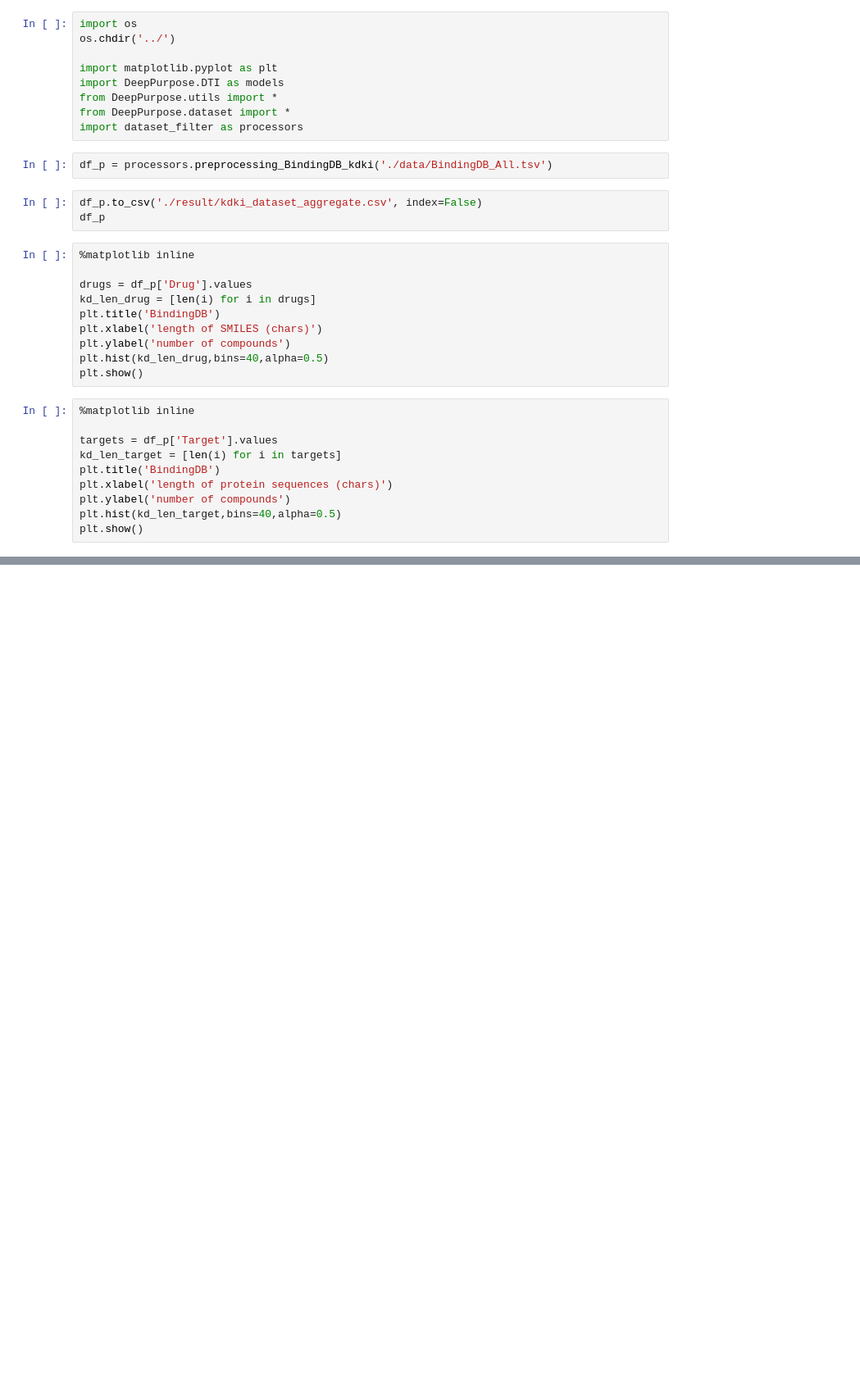
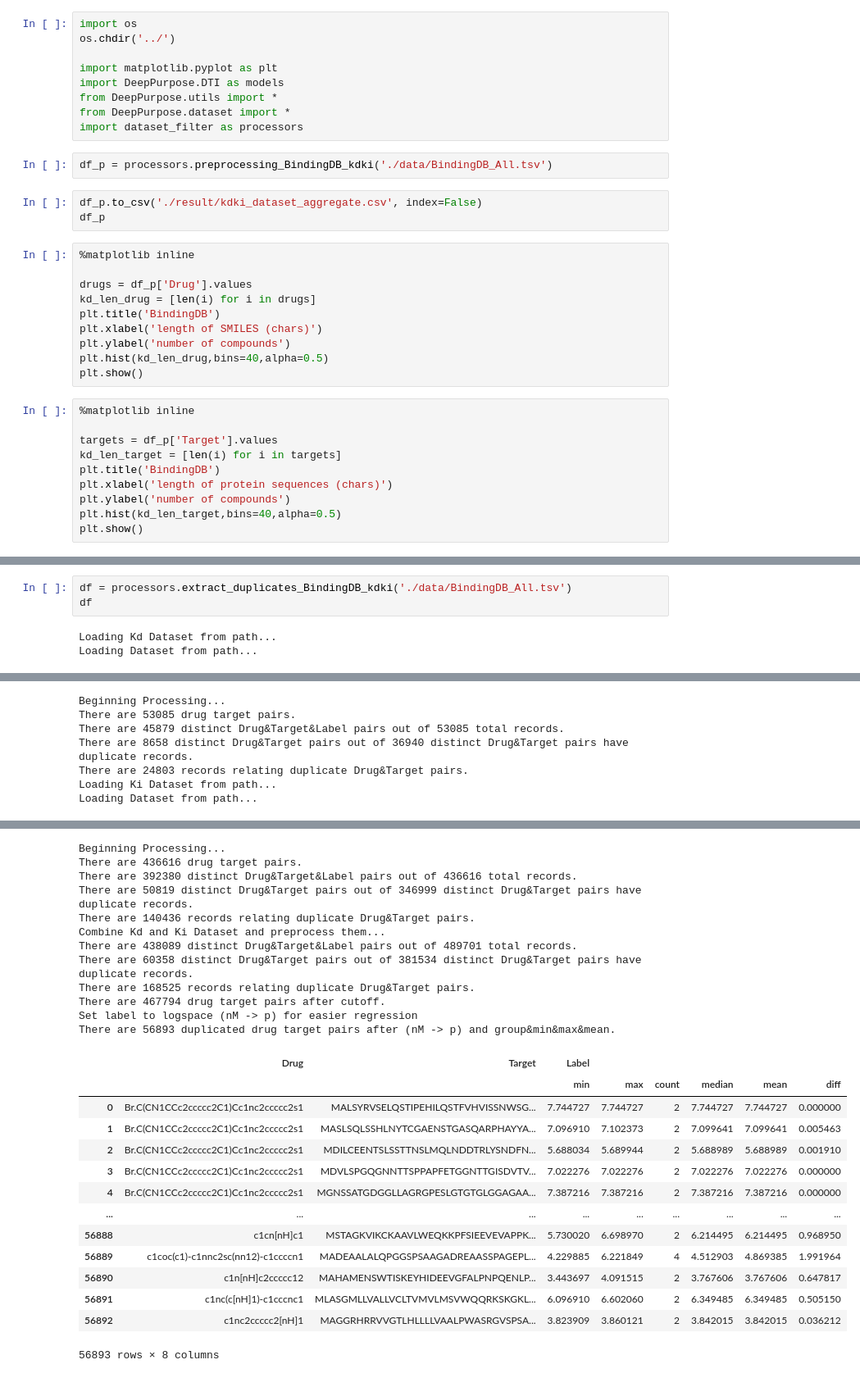
Before and after one commit to hustakin/DeepPurpose, a Jupyter notebook: Processing/Test.ipynb, the cells around one changed output, grey strips where cells are left out. Shown at 82% size. Saved outputs shown, nothing was run; the diff lists cells and outputs as text; blank space fills up the shorter version.

```diff
--- a/Processing/Test.ipynb
+++ b/Processing/Test.ipynb
@@ -34,0 +53,6 @@ plt.show()
+# %%
+df = processors.extract_duplicates_BindingDB_kdki('./data/BindingDB_All.tsv')
+df
+# %% [output]
+Loading Kd Dataset from path...
+Loading Dataset from path...
@@ -34,0 +78,7 @@ plt.show()
+Beginning Processing...
+There are 53085 drug target pairs.
+There are 45879 distinct Drug&Target&Label pairs out of 53085 total records.
+There are 8658 distinct Drug&Target pairs out of 36940 distinct Drug&Target pairs have duplicate records.
+There are 24803 records relating duplicate Drug&Target pairs.
+Loading Ki Dataset from path...
+Loading Dataset from path...
@@ -34,0 +104,26 @@ plt.show()
+Beginning Processing...
+There are 436616 drug target pairs.
+There are 392380 distinct Drug&Target&Label pairs out of 436616 total records.
+There are 50819 distinct Drug&Target pairs out of 346999 distinct Drug&Target pairs have duplicate records.
+There are 140436 records relating duplicate Drug&Target pairs.
+Combine Kd and Ki Dataset and preprocess them...
+There are 438089 distinct Drug&Target&Label pairs out of 489701 total records.
+There are 60358 distinct Drug&Target pairs out of 381534 distinct Drug&Target pairs have duplicate records.
+There are 168525 records relating duplicate Drug&Target pairs.
+There are 467794 drug target pairs after cutoff.
+Set label to logspace (nM -> p) for easier regression
+There are 56893 duplicated drug target pairs after (nM -> p) and group&min&max&mean.
+|  | Drug | Target | Label |  |  |  |  |  |
+|  |  |  | min | max | count | median | mean | diff |
+| 0 | Br.C(CN1CCc2ccccc2C1)Cc1nc2ccccc2s1 | MALSYRVSELQSTIPEHILQSTFVHVISSNWSG... | 7.744727 | 7.744727 | 2 | 7.744727 | 7.744727 | 0.000000 |
+| 1 | Br.C(CN1CCc2ccccc2C1)Cc1nc2ccccc2s1 | MASLSQLSSHLNYTCGAENSTGASQARPHAYYA... | 7.096910 | 7.102373 | 2 | 7.099641 | 7.099641 | 0.005463 |
+| 2 | Br.C(CN1CCc2ccccc2C1)Cc1nc2ccccc2s1 | MDILCEENTSLSSTTNSLMQLNDDTRLYSNDFN... | 5.688034 | 5.689944 | 2 | 5.688989 | 5.688989 | 0.001910 |
+| 3 | Br.C(CN1CCc2ccccc2C1)Cc1nc2ccccc2s1 | MDVLSPGQGNNTTSPPAPFETGGNTTGISDVTV... | 7.022276 | 7.022276 | 2 | 7.022276 | 7.022276 | 0.000000 |
+| 4 | Br.C(CN1CCc2ccccc2C1)Cc1nc2ccccc2s1 | MGNSSATGDGGLLAGRGPESLGTGTGLGGAGAA... | 7.387216 | 7.387216 | 2 | 7.387216 | 7.387216 | 0.000000 |
+| ... | ... | ... | ... | ... | ... | ... | ... | ... |
+| 56888 | c1cn[nH]c1 | MSTAGKVIKCKAAVLWEQKKPFSIEEVEVAPPK... | 5.730020 | 6.698970 | 2 | 6.214495 | 6.214495 | 0.968950 |
+| 56889 | c1coc(c1)-c1nnc2sc(nn12)-c1ccccn1 | MADEAALALQPGGSPSAAGADREAASSPAGEPL... | 4.229885 | 6.221849 | 4 | 4.512903 | 4.869385 | 1.991964 |
+| 56890 | c1n[nH]c2ccccc12 | MAHAMENSWTISKEYHIDEEVGFALPNPQENLP... | 3.443697 | 4.091515 | 2 | 3.767606 | 3.767606 | 0.647817 |
+| 56891 | c1nc(c[nH]1)-c1cccnc1 | MLASGMLLVALLVCLTVMVLMSVWQQRKSKGKL... | 6.096910 | 6.602060 | 2 | 6.349485 | 6.349485 | 0.505150 |
+| 56892 | c1nc2ccccc2[nH]1 | MAGGRHRRVVGTLHLLLLVAALPWASRGVSPSA... | 3.823909 | 3.860121 | 2 | 3.842015 | 3.842015 | 0.036212 |
+56893 rows × 8 columns
```
Also changed, not shown: parts of 6 cells of this notebook, 28 other files.
